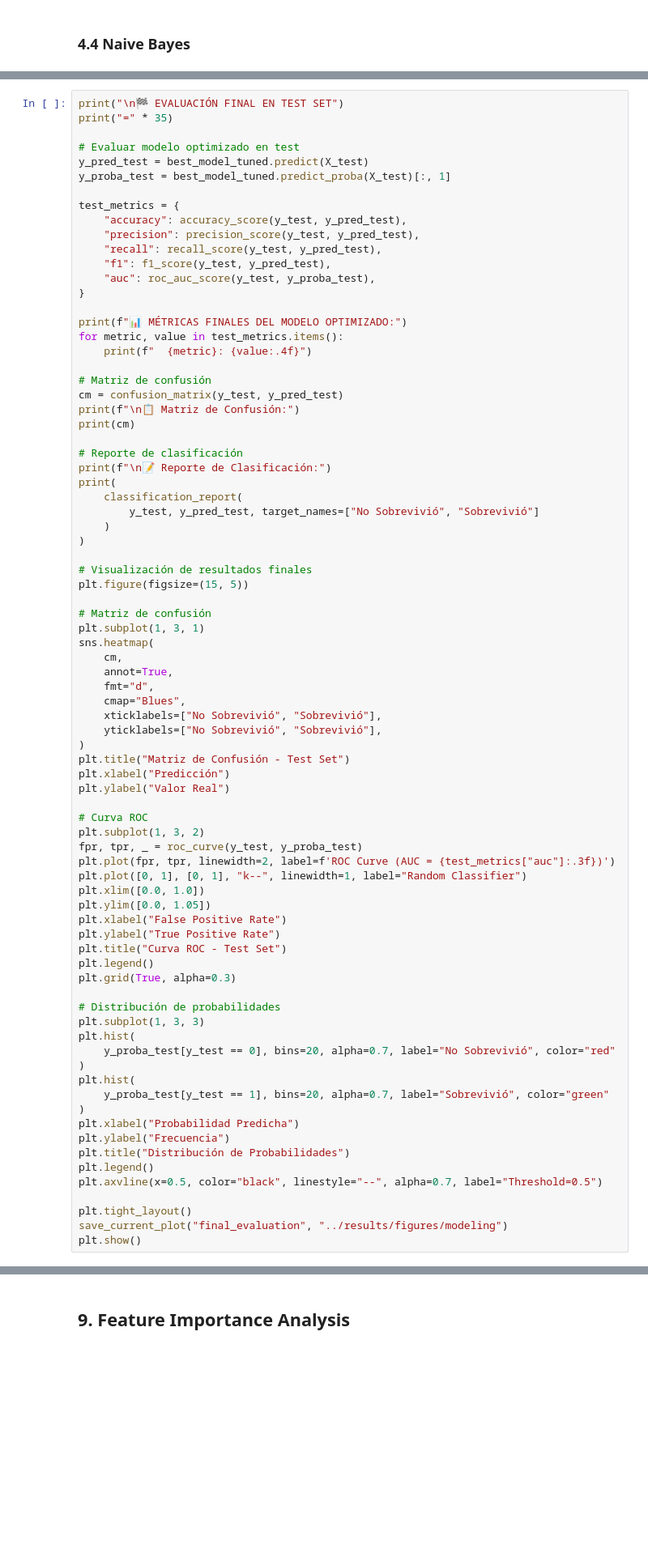
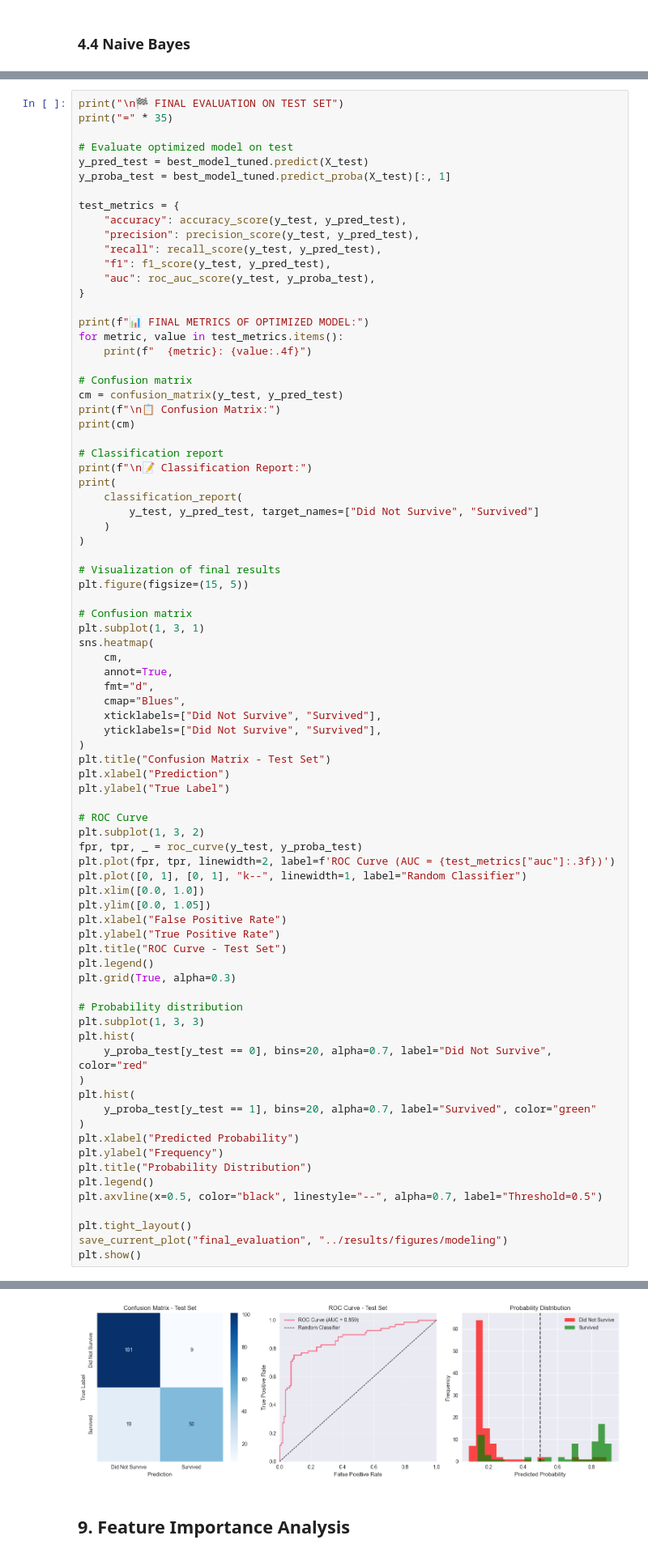
Before and after one commit to YahwthaniMG/SG1_Team3_ML, a Jupyter notebook: notebooks/04_modeling.ipynb, the cells around one changed output, grey strips where cells are left out. Shown at 81% size. Drawn from its saved outputs; the diff is of its cells as text; blank space fills up the shorter version.

```diff
--- a/notebooks/04_modeling.ipynb
+++ b/notebooks/04_modeling.ipynb
@@ -455,8 +594,8 @@ for metric, value in tuned_metrics.items():
 # %%
-print("\n🏁 EVALUACIÓN FINAL EN TEST SET")
+print("\n🏁 FINAL EVALUATION ON TEST SET")
 print("=" * 35)
 
-# Evaluar modelo optimizado en test
+# Evaluate optimized model on test
 y_pred_test = best_model_tuned.predict(X_test)
 y_proba_test = best_model_tuned.predict_proba(X_test)[:, 1]
 
@@ -468,41 +607,41 @@ test_metrics = {
     "auc": roc_auc_score(y_test, y_proba_test),
 }
 
-print(f"📊 MÉTRICAS FINALES DEL MODELO OPTIMIZADO:")
+print(f"📊 FINAL METRICS OF OPTIMIZED MODEL:")
 for metric, value in test_metrics.items():
     print(f"  {metric}: {value:.4f}")
 
-# Matriz de confusión
+# Confusion matrix
 cm = confusion_matrix(y_test, y_pred_test)
-print(f"\n📋 Matriz de Confusión:")
+print(f"\n📋 Confusion Matrix:")
 print(cm)
 
-# Reporte de clasificación
-print(f"\n📝 Reporte de Clasificación:")
+# Classification report
+print(f"\n📝 Classification Report:")
 print(
     classification_report(
-        y_test, y_pred_test, target_names=["No Sobrevivió", "Sobrevivió"]
+        y_test, y_pred_test, target_names=["Did Not Survive", "Survived"]
     )
 )
 
-# Visualización de resultados finales
+# Visualization of final results
 plt.figure(figsize=(15, 5))
 
-# Matriz de confusión
+# Confusion matrix
 plt.subplot(1, 3, 1)
 sns.heatmap(
     cm,
     annot=True,
     fmt="d",
     cmap="Blues",
-    xticklabels=["No Sobrevivió", "Sobrevivió"],
-    yticklabels=["No Sobrevivió", "Sobrevivió"],
+    xticklabels=["Did Not Survive", "Survived"],
+    yticklabels=["Did Not Survive", "Survived"],
 )
-plt.title("Matriz de Confusión - Test Set")
-plt.xlabel("Predicción")
-plt.ylabel("Valor Real")
+plt.title("Confusion Matrix - Test Set")
+plt.xlabel("Prediction")
+plt.ylabel("True Label")
 
-# Curva ROC
+# ROC Curve
 plt.subplot(1, 3, 2)
 fpr, tpr, _ = roc_curve(y_test, y_proba_test)
 plt.plot(fpr, tpr, linewidth=2, label=f'ROC Curve (AUC = {test_metrics["auc"]:.3f})')
@@ -511,24 +650,25 @@ plt.xlim([0.0, 1.0])
 plt.ylim([0.0, 1.05])
 plt.xlabel("False Positive Rate")
 plt.ylabel("True Positive Rate")
-plt.title("Curva ROC - Test Set")
+plt.title("ROC Curve - Test Set")
 plt.legend()
 plt.grid(True, alpha=0.3)
 
-# Distribución de probabilidades
+# Probability distribution
 plt.subplot(1, 3, 3)
 plt.hist(
-    y_proba_test[y_test == 0], bins=20, alpha=0.7, label="No Sobrevivió", color="red"
+    y_proba_test[y_test == 0], bins=20, alpha=0.7, label="Did Not Survive", color="red"
 )
 plt.hist(
-    y_proba_test[y_test == 1], bins=20, alpha=0.7, label="Sobrevivió", color="green"
+    y_proba_test[y_test == 1], bins=20, alpha=0.7, label="Survived", color="green"
 )
-plt.xlabel("Probabilidad Predicha")
-plt.ylabel("Frecuencia")
-plt.title("Distribución de Probabilidades")
+plt.xlabel("Predicted Probability")
+plt.ylabel("Frequency")
+plt.title("Probability Distribution")
 plt.legend()
 plt.axvline(x=0.5, color="black", linestyle="--", alpha=0.7, label="Threshold=0.5")
 
 plt.tight_layout()
 save_current_plot("final_evaluation", "../results/figures/modeling")
 plt.show()
+# %% [output]
@@ -535,3 +692,4 @@ plt.show()
+[figure, added]
 # %% [markdown]
 ## 9. Feature Importance Analysis
 # %%
```
Also changed, not shown: parts of 33 cells of this notebook, 2 other files.
